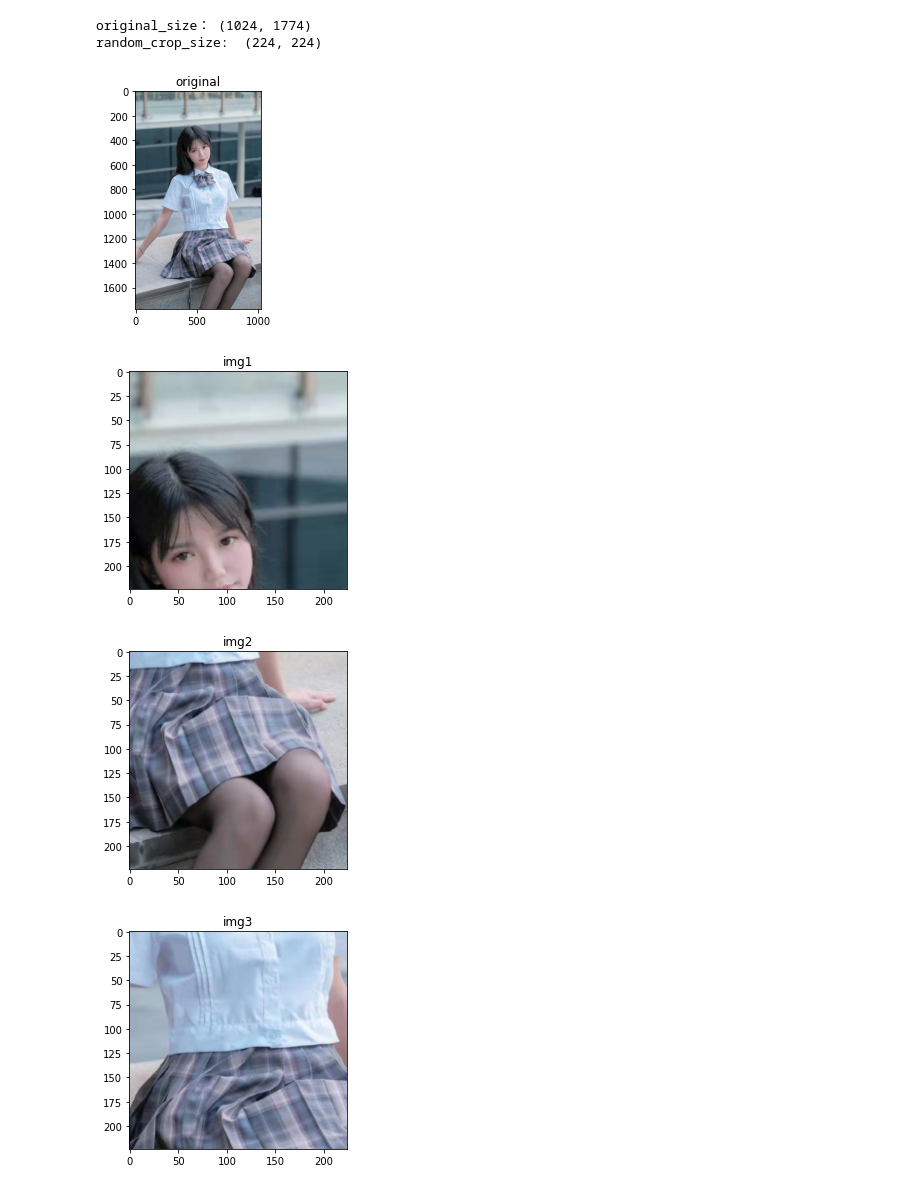
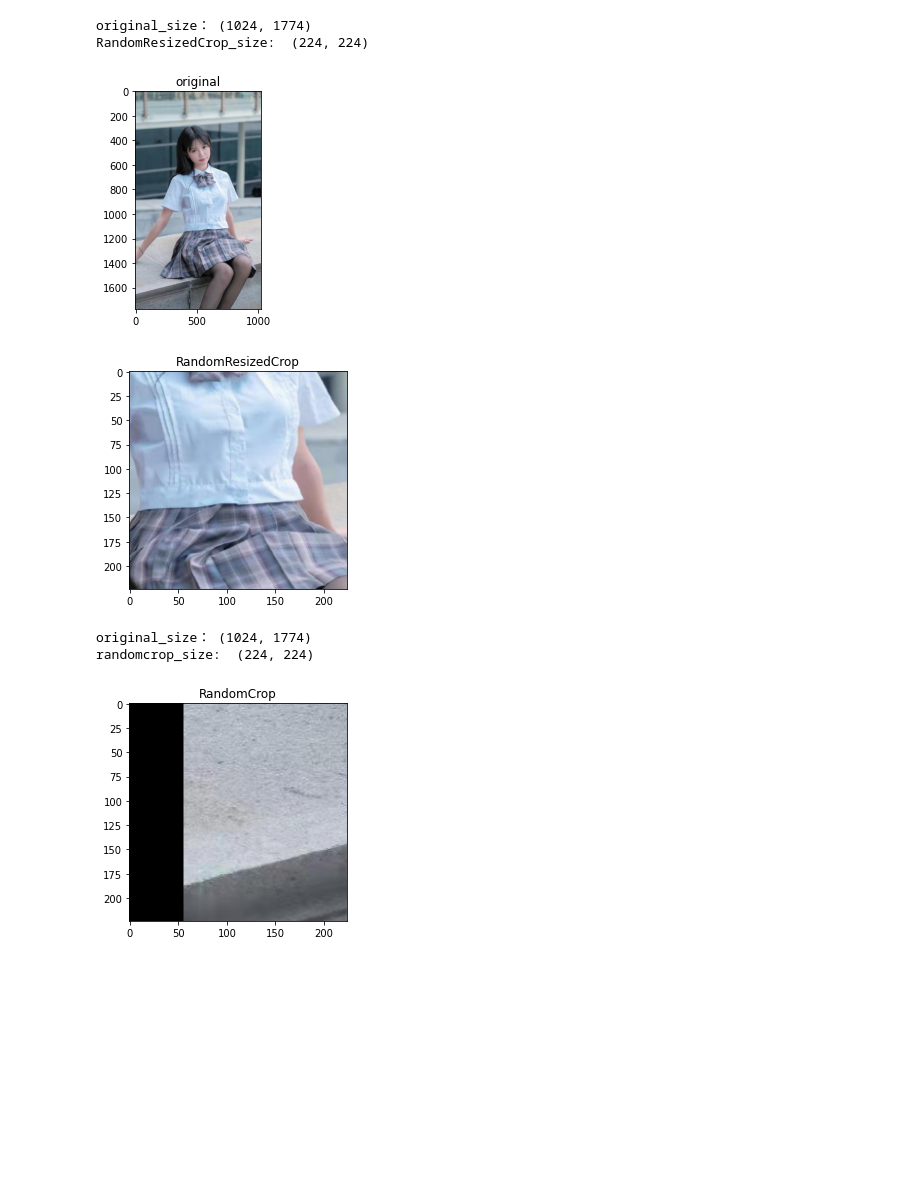
Before and after one commit to SethDeng/torchvision.transforms-test, a Jupyter notebook: test_image.ipynb, the cells around one changed output. Cells and saved outputs as stored; diff of their text form; code cells hidden in the pictures; blank space fills up the shorter version.

Commit message:
update RandomCrop & RandomHorizontalFlip & ToTensor & Normalize

```diff
--- a/test_image.ipynb
+++ b/test_image.ipynb
@@ -5,23 +5,26 @@ import matplotlib.pyplot as plt
 # %%
 img = Image.open("test/girl.jpg")
 print("original_size：",img.size)
 img1 = transforms.RandomResizedCrop(224)(img)
-print("random_crop_size: ",img1.size)
-img2 = transforms.RandomResizedCrop(224)(img)
-img3 = transforms.RandomResizedCrop(224)(img)
+print("RandomResizedCrop_size: ",img1.size)
 
 plt.imshow(img),plt.title("original")
 plt.show()
-plt.imshow(img1),plt.title("img1")
+plt.imshow(img1),plt.title("RandomResizedCrop")
 plt.show()
-plt.imshow(img2),plt.title("img2")
-plt.show()
-plt.imshow(img3),plt.title("img3")
-plt.show()
 # %% [output]
 original_size： (1024, 1774)
-random_crop_size:  (224, 224)
+RandomResizedCrop_size:  (224, 224)
 [figure]
-[figure, old version]
+[figure, new version]
-[figure, removed]
-[figure, removed]
+# %%
+print("original_size：",img.size)
+img2 = transforms.RandomCrop(224, padding=80)(img)
+print("randomcrop_size: ",img1.size)
+
+plt.imshow(img2),plt.title("RandomCrop")
+plt.show()
+# %% [output]
+original_size： (1024, 1774)
+randomcrop_size:  (224, 224)
+[figure, added]
```
Also changed, not shown: parts of 2 cells of this notebook, 1 other file.
